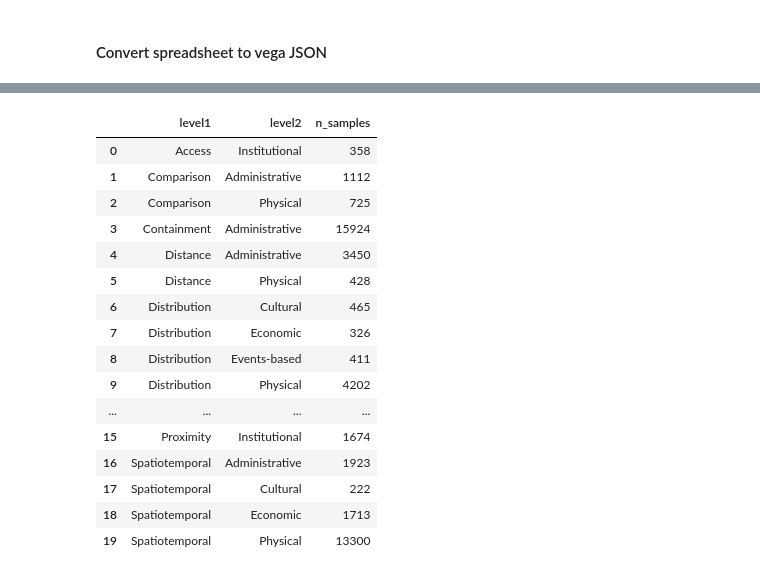
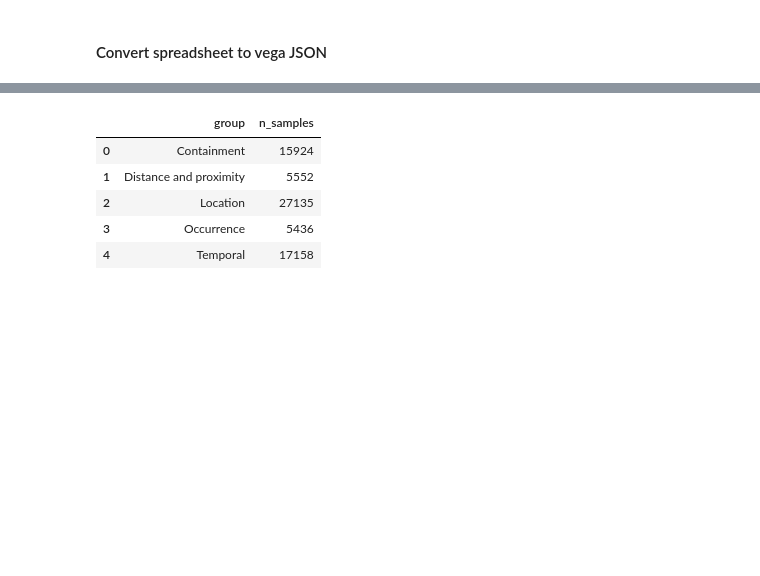
Before and after one commit to ilyankou/ms-marco-geospatial, a Jupyter notebook: 2-Cluster.ipynb, the cells around one changed output, grey strips where cells are left out. Drawn from its saved outputs; the diff is of its cells as text; code cells hidden in the pictures; blank space fills up the shorter version.

```diff
--- a/2-Cluster.ipynb
+++ b/2-Cluster.ipynb
@@ -450,22 +436,14 @@ level1counts
 # %%
-level2counts = data.groupby(['level1', 'level2']).n_samples.sum().reset_index()
-level2counts
+#level2counts = data.groupby(['level1', 'level2']).n_samples.sum().reset_index()
+#level2counts
-# %% [output]
-|  | level1 | level2 | n_samples |
-| 0 | Access | Institutional | 358 |
-| 1 | Comparison | Administrative | 1112 |
-| 2 | Comparison | Physical | 725 |
-| 3 | Containment | Administrative | 15924 |
-| 4 | Distance | Administrative | 3450 |
-| 5 | Distance | Physical | 428 |
-| 6 | Distribution | Cultural | 465 |
-| 7 | Distribution | Economic | 326 |
-| 8 | Distribution | Events-based | 411 |
-| 9 | Distribution | Physical | 4202 |
-| ... | ... | ... | ... |
-| 15 | Proximity | Institutional | 1674 |
-| 16 | Spatiotemporal | Administrative | 1923 |
-| 17 | Spatiotemporal | Cultural | 222 |
-| 18 | Spatiotemporal | Economic | 1713 |
-| 19 | Spatiotemporal | Physical | 13300 |
+# %%
+group_counts = data.groupby(['group']).n_samples.sum().reset_index()
+group_counts
+# %% [output]
+|  | group | n_samples |
+| 0 | Containment | 15924 |
+| 1 | Distance and proximity | 5552 |
+| 2 | Location | 27135 |
+| 3 | Occurrence | 5436 |
+| 4 | Temporal | 17158 |
 # %%
```
Also changed, not shown: parts of 11 cells of this notebook, 4 other files.
